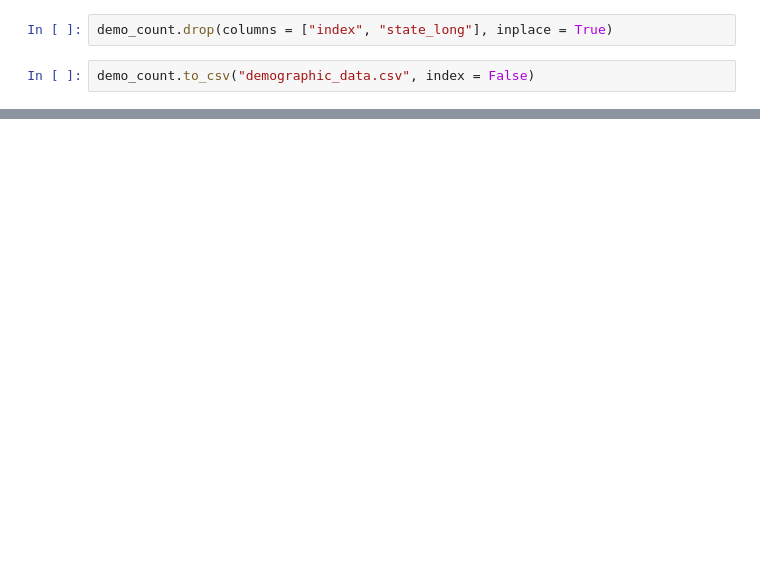
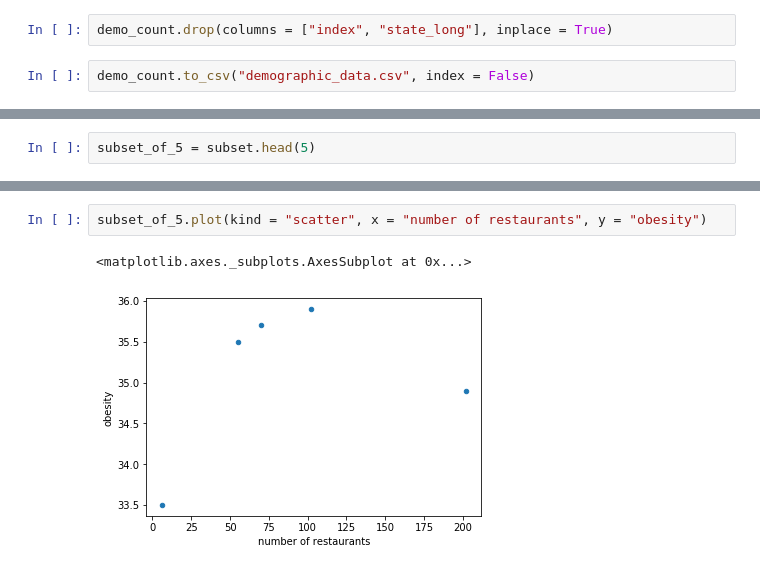
Before and after one commit to LBBL96/Fast-Food-Industry-Web-Visualization, a Jupyter notebook: Fast Food Analysis.ipynb, the cells around one changed output, grey strips where cells are left out. Cells and saved outputs as stored; diff of their text form; blank space fills up the shorter version.

```diff
--- a/Fast Food Analysis.ipynb
+++ b/Fast Food Analysis.ipynb
@@ -464,0 +538,2 @@ demo_count.to_csv("demographic_data.csv", index = False)
+# %%
+subset_of_5 = subset.head(5)
@@ -464,0 +545,5 @@ demo_count.to_csv("demographic_data.csv", index = False)
+# %%
+subset_of_5.plot(kind = "scatter", x = "number of restaurants", y = "obesity")
+# %% [output]
+<matplotlib.axes._subplots.AxesSubplot at 0x...>
+[figure, added]
```
Also changed, not shown: parts of 20 cells of this notebook, 1 other file.
